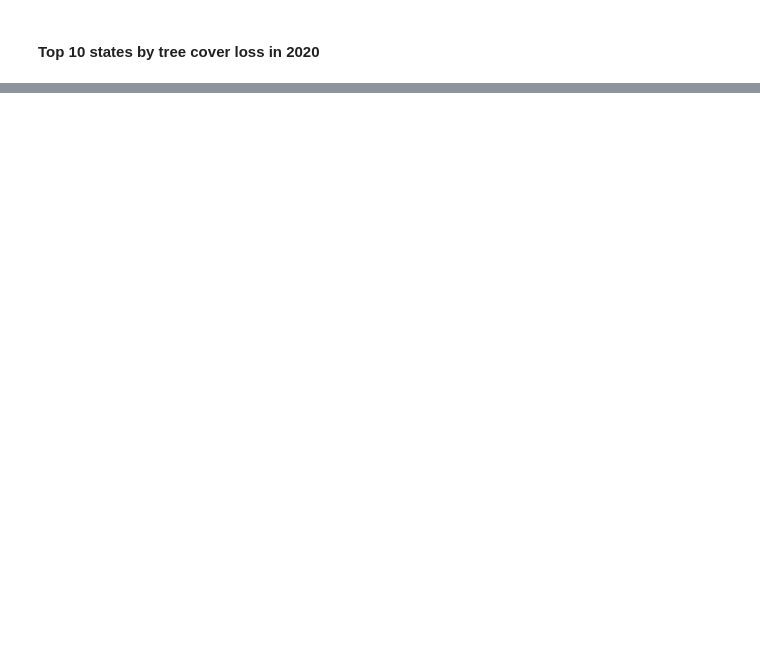
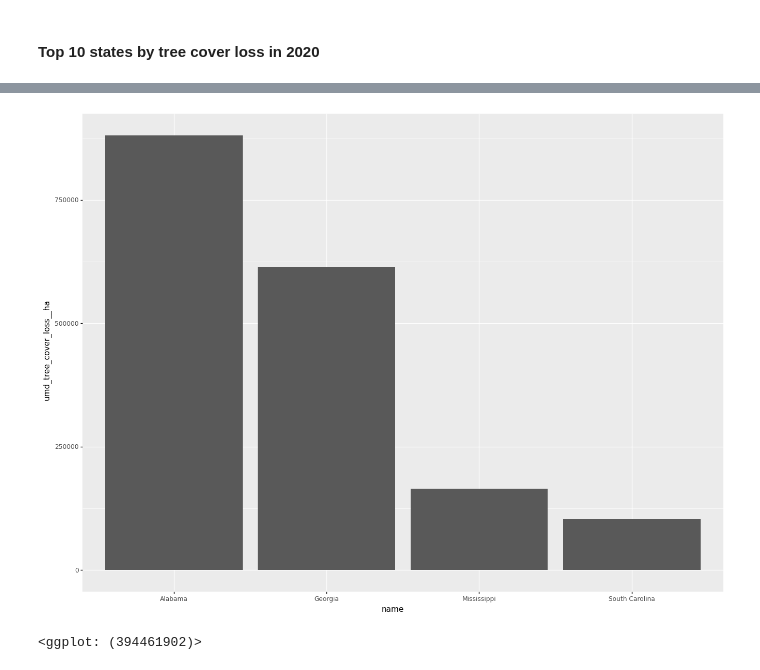
Before and after one commit to areenaarora/us-tree-loss, a Jupyter notebook: us-tree-loss.ipynb, the cells around one changed output, grey strips where cells are left out. Drawn from its saved outputs; the diff is of its cells as text; code cells hidden in the pictures; blank space fills up the shorter version.

```diff
--- a/us-tree-loss.ipynb
+++ b/us-tree-loss.ipynb
@@ -233,0 +228,3 @@ TypeError: can't multiply sequence by non-int of type 'float'
+# %%
+loss_areas['sq_mi'] = loss_areas['sq_mi'].str.replace(',' ,'')
+loss_areas["sq_mi"] = loss_areas.sq_mi.astype(float)
@@ -233,0 +233,2 @@ TypeError: can't multiply sequence by non-int of type 'float'
+# %%
+loss_areas['area_ha'] = loss_areas['sq_mi'] * 258.99
@@ -233,0 +255,2 @@ TypeError: can't multiply sequence by non-int of type 'float'
+# %%
+loss_areas['pct_area'] = (loss_areas['umd_tree_cover_loss__ha']/loss_areas['area_ha'])*100
@@ -233,0 +291,11 @@ TypeError: can't multiply sequence by non-int of type 'float'
+# %%
+(
+    ggplot(loss_areas.sort_values(by='pct_area', ascending = False).head(10))
+    + aes(x='name', y='umd_tree_cover_loss__ha')
+    + geom_bar(stat='identity')
+#     + coord_flip()
+    + theme(figure_size=(16, 12))
+)
+# %% [output]
+[figure, added]
+<ggplot: (394461902)>
```
Also changed, not shown: parts of 24 cells of this notebook, 1 other file.
